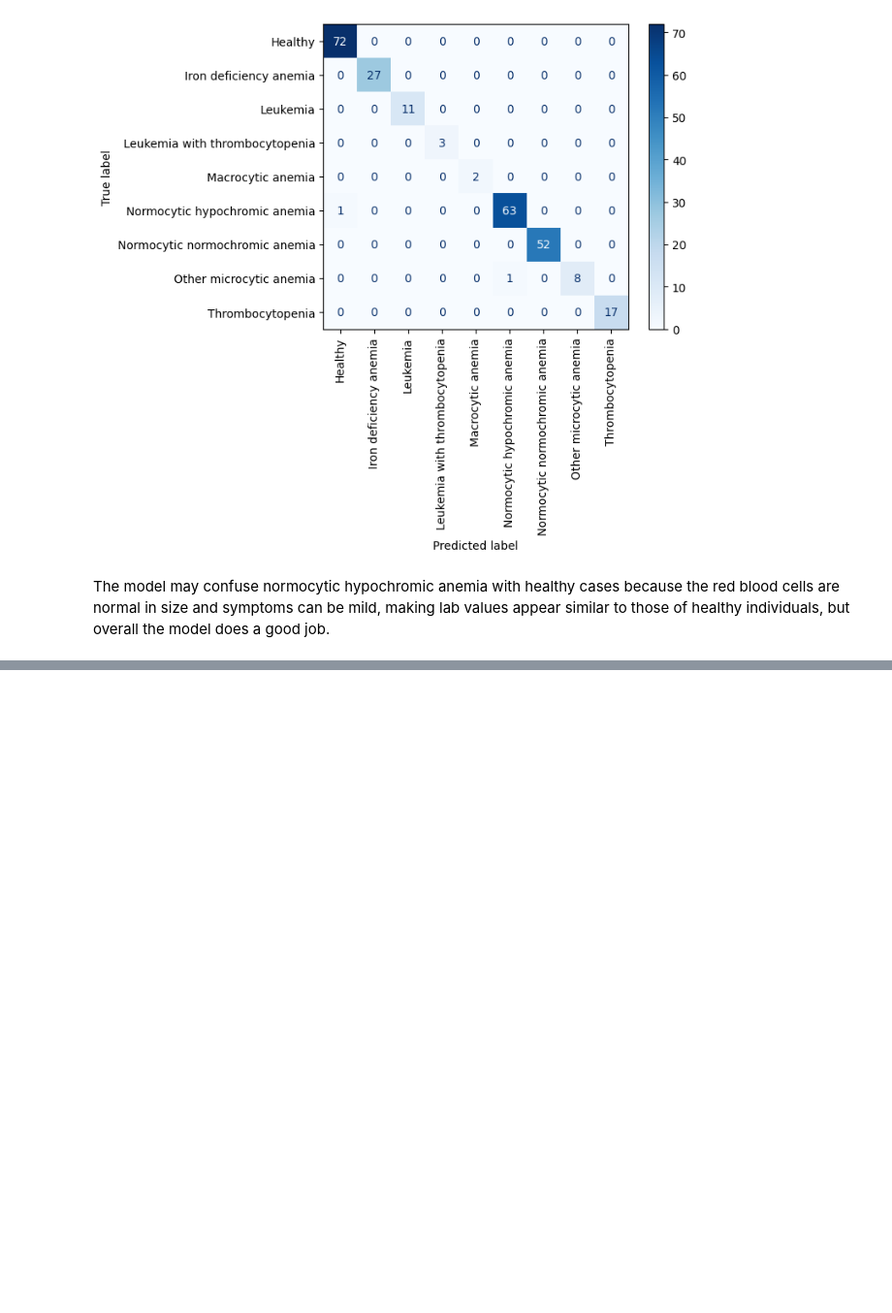
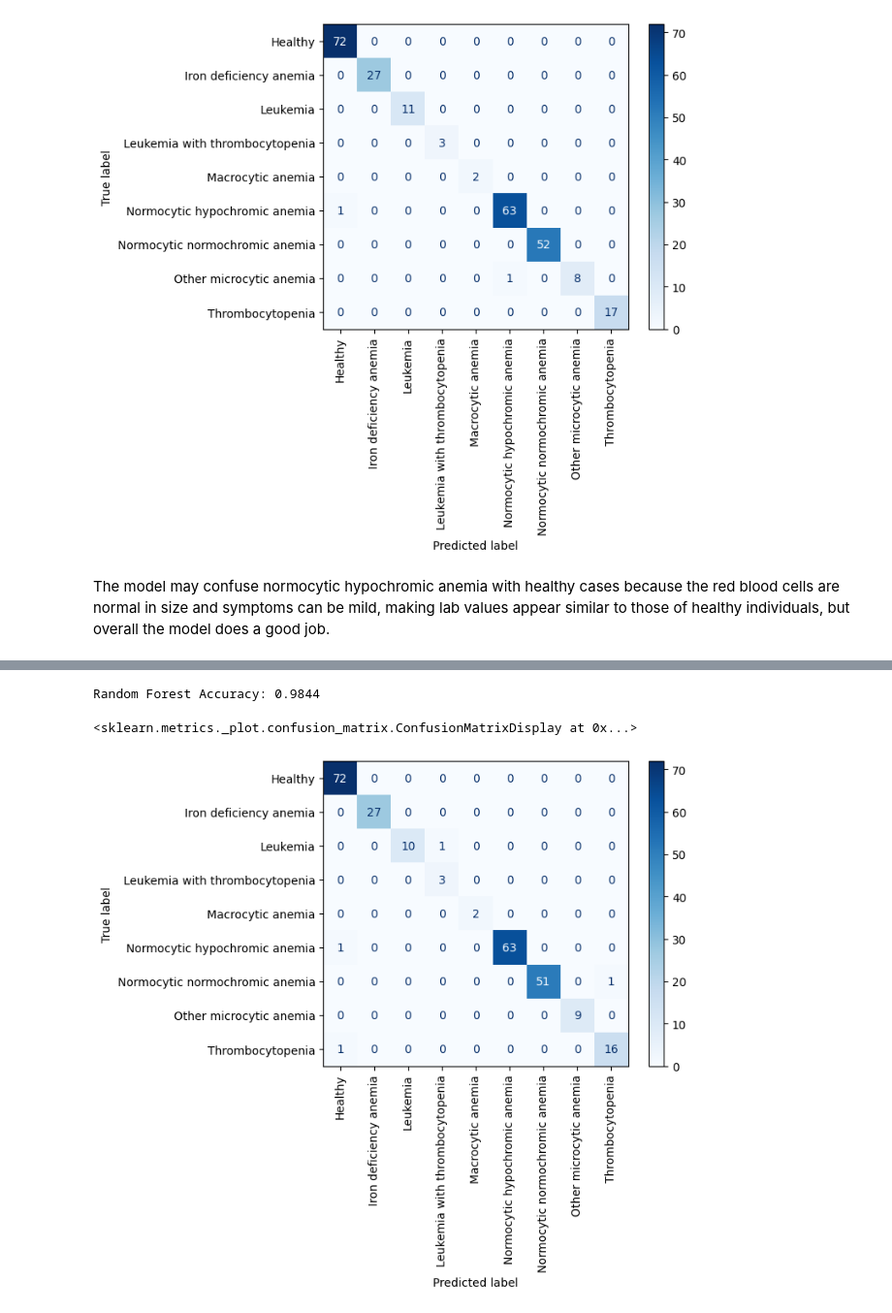
Before and after one commit to davidtabor0/Anemia_Classification, a Jupyter notebook: Anemia_Notebook.ipynb, the cells around one changed output, grey strips where cells are left out. Shown at 97% size. Drawn from its saved outputs; the diff is of its cells as text; code cells hidden in the pictures; blank space fills up the shorter version.

```diff
--- a/Anemia_Notebook.ipynb
+++ b/Anemia_Notebook.ipynb
@@ -241,2 +272,30 @@ The model may confuse normocytic hypochromic anemia with healthy cases because t
 # %%
 # Random Forest
+from sklearn.ensemble import RandomForestClassifier
+
+# Define the Random Forest classifier
+random_forest_model = RandomForestClassifier(
+	n_estimators=100,  # Number of trees in the forest
+	max_depth=None,    # Maximum depth of the tree
+	random_state=1     # Random state for reproducibility
+)
+
+# Fit the model to the training data
+random_forest_model.fit(X_train, y_train)
+
+# Make predictions
+rf_predictions = random_forest_model.predict(X_test)
+rf_probabilities = random_forest_model.predict_proba(X_test)
+
+# Calculate accuracy
+rf_accuracy = accuracy_score(y_test, rf_predictions)
+print(f'Random Forest Accuracy: {rf_accuracy:.4f}')
+
+# Confusion matrix
+cm = confusion_matrix(y_test, rf_predictions)
+disp = ConfusionMatrixDisplay(confusion_matrix=cm, display_labels=le.classes_)
+disp.plot(xticks_rotation='vertical', cmap='Blues')
+# %% [output]
+Random Forest Accuracy: 0.9844
+<sklearn.metrics._plot.confusion_matrix.ConfusionMatrixDisplay at 0x...>
+[figure, added]
```
Also changed, not shown: parts of 1 cell of this notebook.
